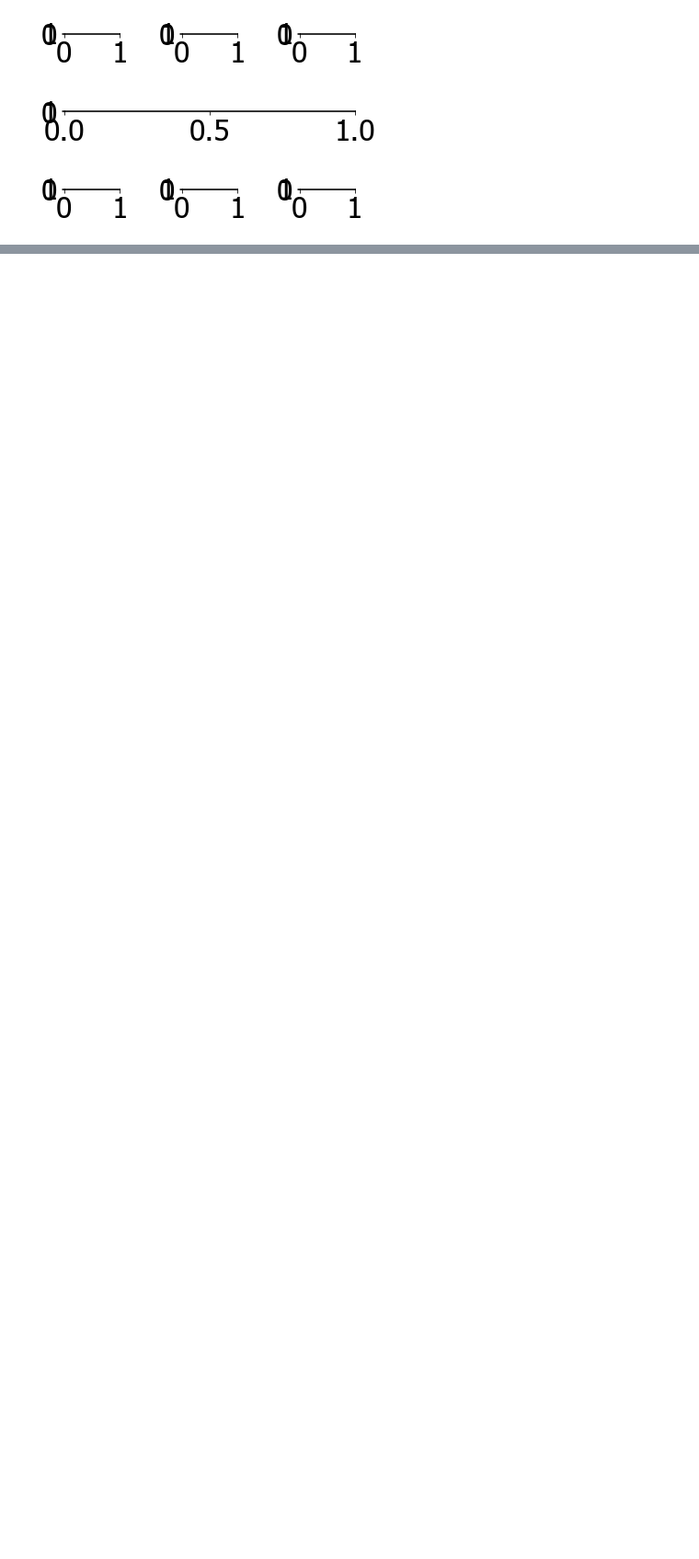
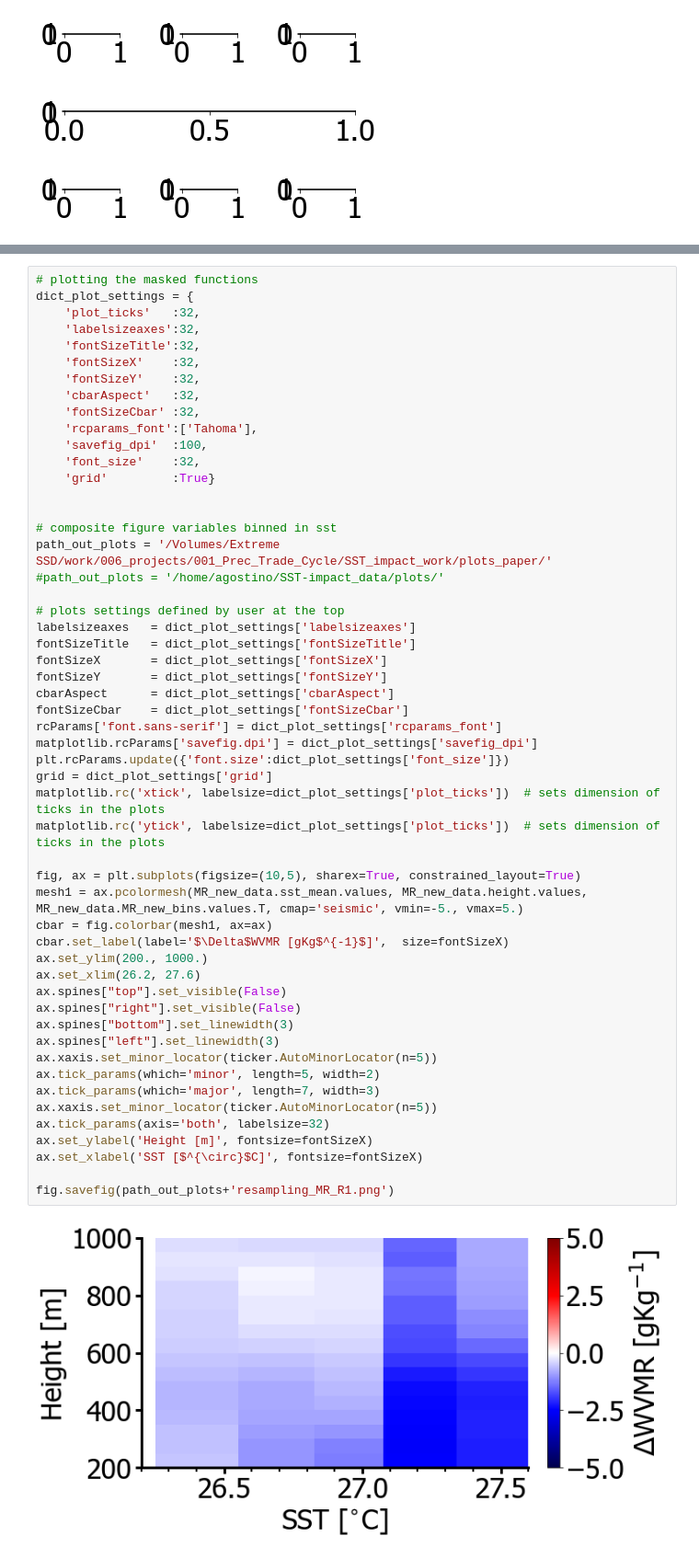
Before and after one commit to ClauClouds/SST-impact, a Jupyter notebook: plot_figure_humidity.ipynb, the cells around one changed output, grey strips where cells are left out. Shown at 92% size. Drawn from its saved outputs; the diff is of its cells as text; blank space fills up the shorter version.

```diff
--- a/plot_figure_humidity.ipynb
+++ b/plot_figure_humidity.ipynb
@@ -309,0 +399,55 @@ plt.show()
+# %%
+# plotting the masked functions
+dict_plot_settings = {
+    'plot_ticks'   :32,
+    'labelsizeaxes':32,
+    'fontSizeTitle':32,
+    'fontSizeX'    :32,
+    'fontSizeY'    :32,
+    'cbarAspect'   :32,
+    'fontSizeCbar' :32,
+    'rcparams_font':['Tahoma'],
+    'savefig_dpi'  :100,
+    'font_size'    :32,
+    'grid'         :True}
+
+
+# composite figure variables binned in sst
+path_out_plots = '/Volumes/Extreme SSD/work/006_projects/001_Prec_Trade_Cycle/SST_impact_work/plots_paper/'
+#path_out_plots = '/home/agostino/SST-impact_data/plots/'
+
+# plots settings defined by user at the top
+labelsizeaxes   = dict_plot_settings['labelsizeaxes']
+fontSizeTitle   = dict_plot_settings['fontSizeTitle']
+fontSizeX       = dict_plot_settings['fontSizeX']
+fontSizeY       = dict_plot_settings['fontSizeY']
+cbarAspect      = dict_plot_settings['cbarAspect']
+fontSizeCbar    = dict_plot_settings['fontSizeCbar']
+rcParams['font.sans-serif'] = dict_plot_settings['rcparams_font']
+matplotlib.rcParams['savefig.dpi'] = dict_plot_settings['savefig_dpi']
+plt.rcParams.update({'font.size':dict_plot_settings['font_size']})
+grid = dict_plot_settings['grid']
+matplotlib.rc('xtick', labelsize=dict_plot_settings['plot_ticks'])  # sets dimension of ticks in the plots
+matplotlib.rc('ytick', labelsize=dict_plot_settings['plot_ticks'])  # sets dimension of ticks in the plots
+
+fig, ax = plt.subplots(figsize=(10,5), sharex=True, constrained_layout=True)
+mesh1 = ax.pcolormesh(MR_new_data.sst_mean.values, MR_new_data.height.values, MR_new_data.MR_new_bins.values.T, cmap='seismic', vmin=-5., vmax=5.)
+cbar = fig.colorbar(mesh1, ax=ax)
+cbar.set_label(label='$\Delta$WVMR [gKg$^{-1}$]',  size=fontSizeX)
+ax.set_ylim(200., 1000.)
+ax.set_xlim(26.2, 27.6)
+ax.spines["top"].set_visible(False)
+ax.spines["right"].set_visible(False)
+ax.spines["bottom"].set_linewidth(3)
+ax.spines["left"].set_linewidth(3)
+ax.xaxis.set_minor_locator(ticker.AutoMinorLocator(n=5))
+ax.tick_params(which='minor', length=5, width=2)
+ax.tick_params(which='major', length=7, width=3)
+ax.xaxis.set_minor_locator(ticker.AutoMinorLocator(n=5))
+ax.tick_params(axis='both', labelsize=32)
+ax.set_ylabel('Height [m]', fontsize=fontSizeX)
+ax.set_xlabel('SST [$^{\circ}$C]', fontsize=fontSizeX)
+
+fig.savefig(path_out_plots+'resampling_MR_R1.png')
+# %% [output]
+[figure, added]
```
Also changed, not shown: parts of 2 cells of this notebook, 2 other files.
